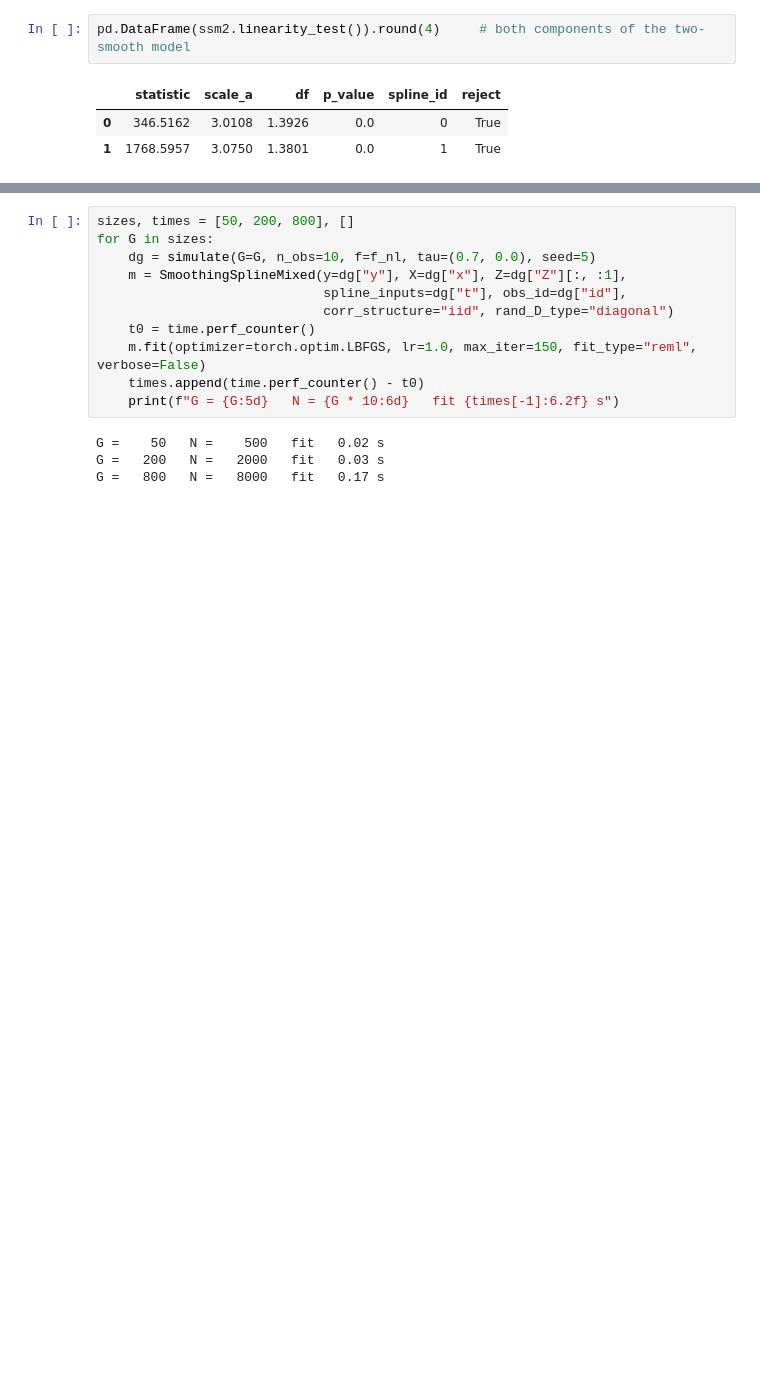
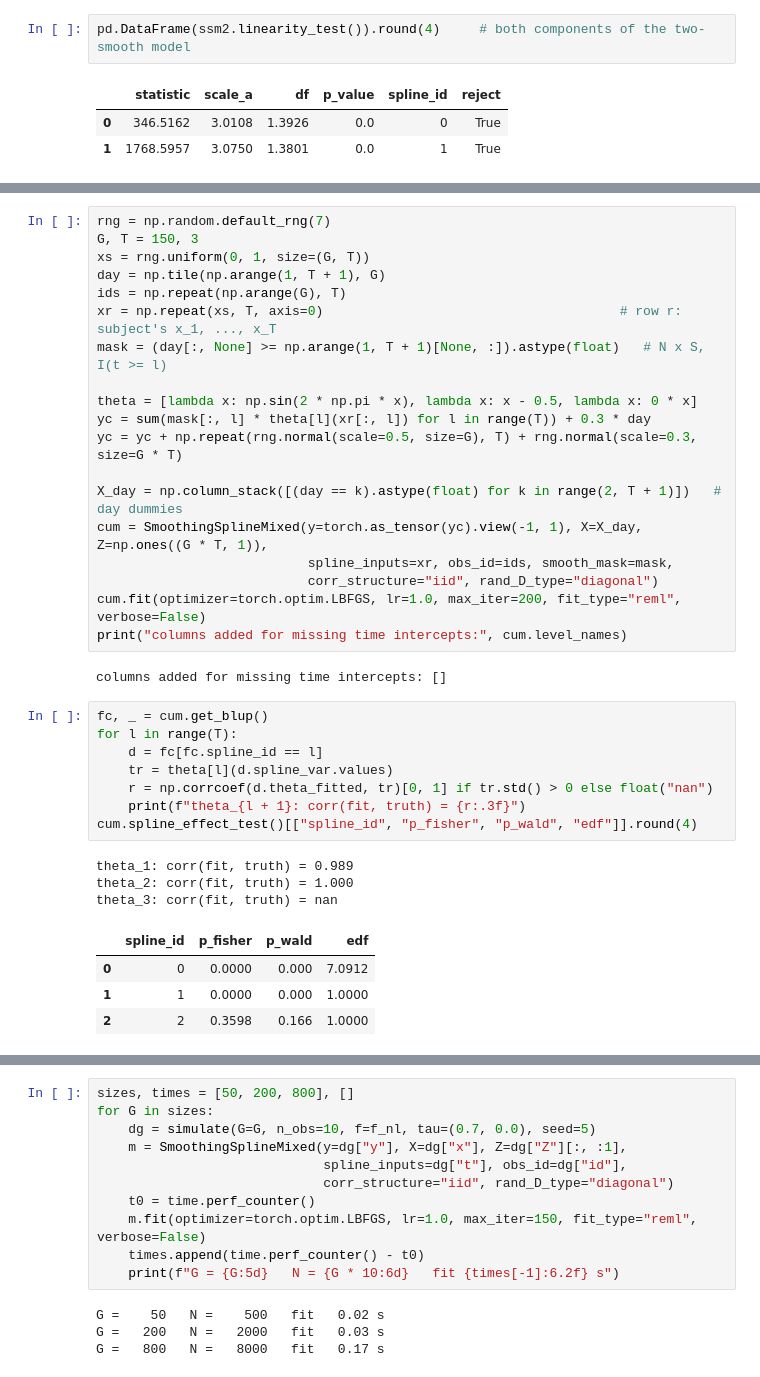
Before and after one commit to rrrrn/torchpalmm, a Jupyter notebook: examples/vignette.ipynb, the cells around one changed output, grey strips where cells are left out. Drawn from its saved outputs; the diff is of its cells as text; blank space fills up the shorter version.

Commit message:
add mask

```diff
--- a/examples/vignette.ipynb
+++ b/examples/vignette.ipynb
@@ -393,0 +468,37 @@ pd.DataFrame(ssm2.linearity_test()).round(4)     # both components of the two-sm
+# %%
+rng = np.random.default_rng(7)
+G, T = 150, 3
+xs = rng.uniform(0, 1, size=(G, T))
+day = np.tile(np.arange(1, T + 1), G)
+ids = np.repeat(np.arange(G), T)
+xr = np.repeat(xs, T, axis=0)                                      # row r: subject's x_1, ..., x_T
+mask = (day[:, None] >= np.arange(1, T + 1)[None, :]).astype(float)   # N x S, I(t >= l)
+
+theta = [lambda x: np.sin(2 * np.pi * x), lambda x: x - 0.5, lambda x: 0 * x]
+yc = sum(mask[:, l] * theta[l](xr[:, l]) for l in range(T)) + 0.3 * day
+yc = yc + np.repeat(rng.normal(scale=0.5, size=G), T) + rng.normal(scale=0.3, size=G * T)
+
+X_day = np.column_stack([(day == k).astype(float) for k in range(2, T + 1)])   # day dummies
+cum = SmoothingSplineMixed(y=torch.as_tensor(yc).view(-1, 1), X=X_day, Z=np.ones((G * T, 1)),
+                           spline_inputs=xr, obs_id=ids, smooth_mask=mask,
+                           corr_structure="iid", rand_D_type="diagonal")
+cum.fit(optimizer=torch.optim.LBFGS, lr=1.0, max_iter=200, fit_type="reml", verbose=False)
+print("columns added for missing time intercepts:", cum.level_names)
+# %% [output]
+columns added for missing time intercepts: []
+# %%
+fc, _ = cum.get_blup()
+for l in range(T):
+    d = fc[fc.spline_id == l]
+    tr = theta[l](d.spline_var.values)
+    r = np.corrcoef(d.theta_fitted, tr)[0, 1] if tr.std() > 0 else float("nan")
+    print(f"theta_{l + 1}: corr(fit, truth) = {r:.3f}")
+cum.spline_effect_test()[["spline_id", "p_fisher", "p_wald", "edf"]].round(4)
+# %% [output]
+theta_1: corr(fit, truth) = 0.989
+theta_2: corr(fit, truth) = 1.000
+theta_3: corr(fit, truth) = nan
+|  | spline_id | p_fisher | p_wald | edf |
+| 0 | 0 | 0.0000 | 0.000 | 7.0912 |
+| 1 | 1 | 0.0000 | 0.000 | 1.0000 |
+| 2 | 2 | 0.3598 | 0.166 | 1.0000 |
```
Also changed, not shown: parts of 9 cells of this notebook, 4 other files.
